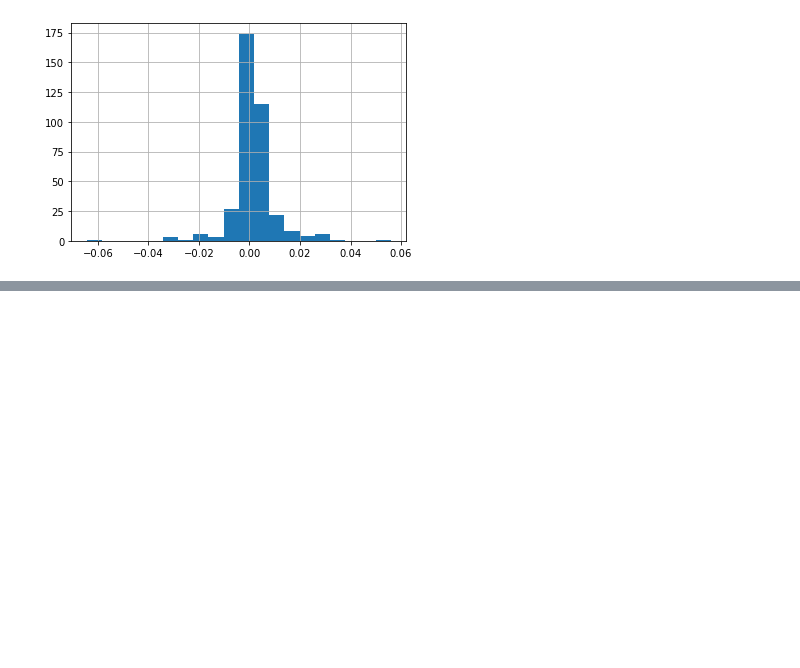
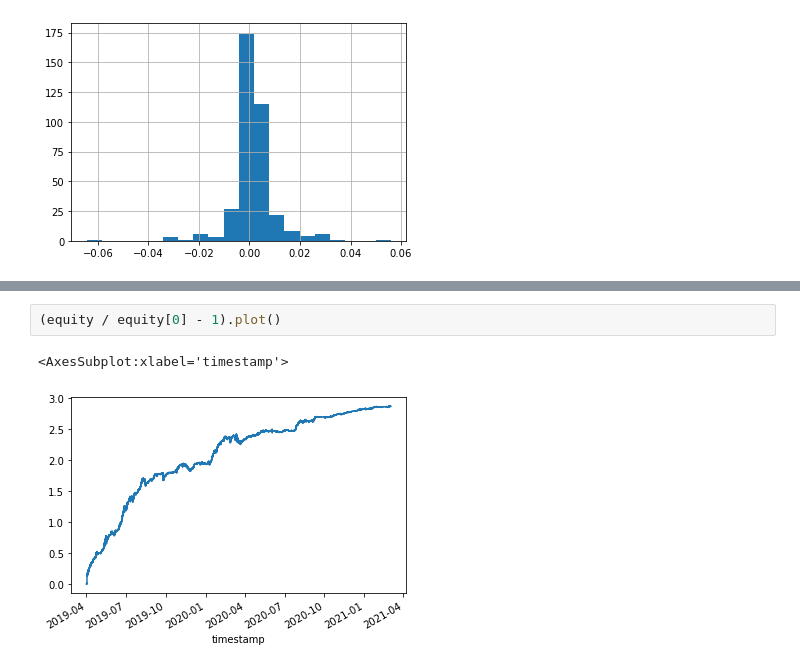
Before and after one commit to nkaz001/algotrading-example, a Jupyter notebook: xbtusd-vanila-market-making-backtest.ipynb, the cells around one changed output, grey strips where cells are left out. Drawn from its saved outputs; the diff is of its cells as text; blank space fills up the shorter version.

```diff
--- a/xbtusd-vanila-market-making-backtest.ipynb
+++ b/xbtusd-vanila-market-making-backtest.ipynb
@@ -360,0 +361,5 @@ Daily_Drawdown.plot()
+# %%
+(equity / equity[0] - 1).plot()
+# %% [output]
+<AxesSubplot:xlabel='timestamp'>
+[figure, added]
```
Also changed, not shown: parts of 5 cells of this notebook, 7 other files.
